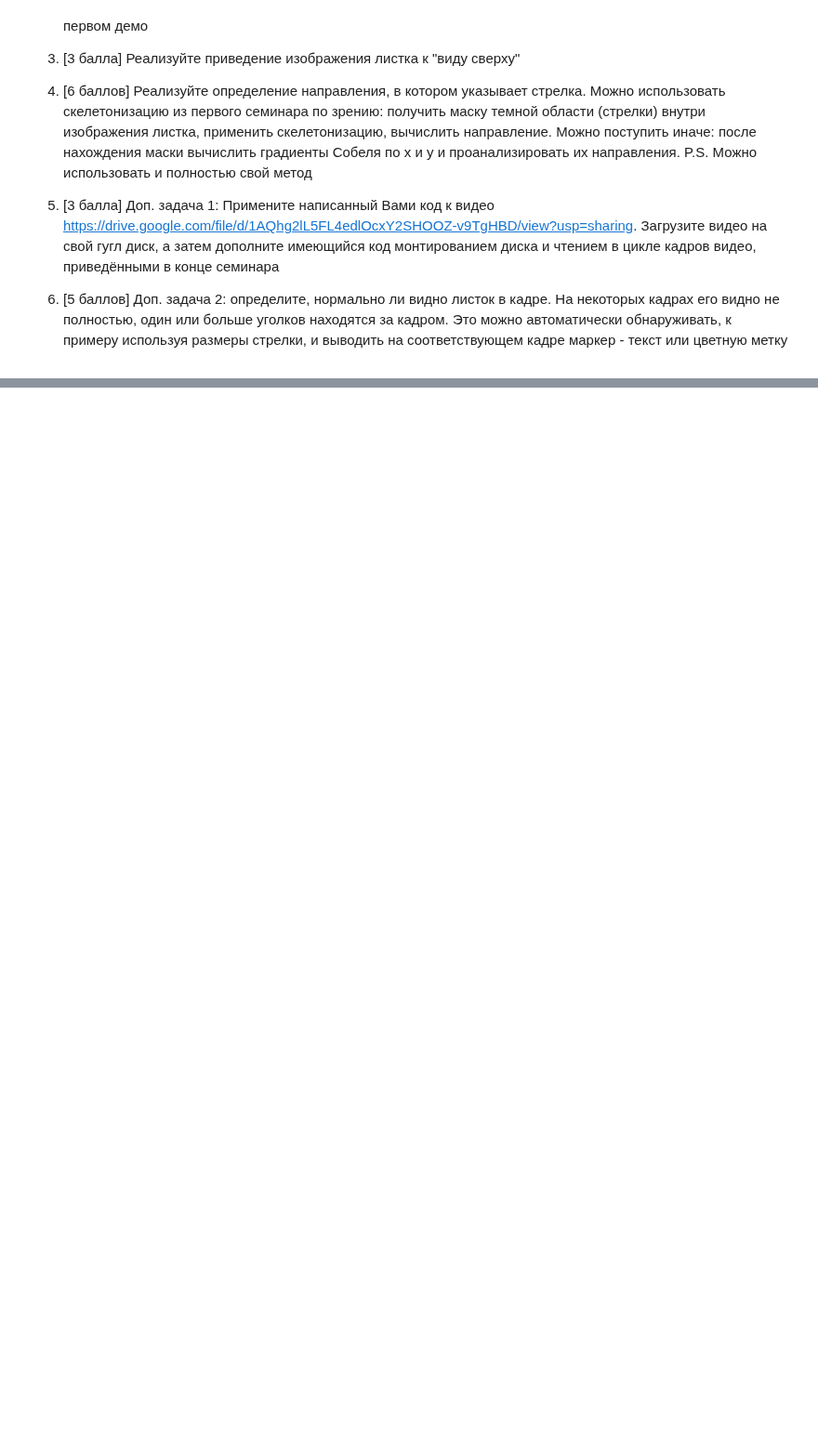
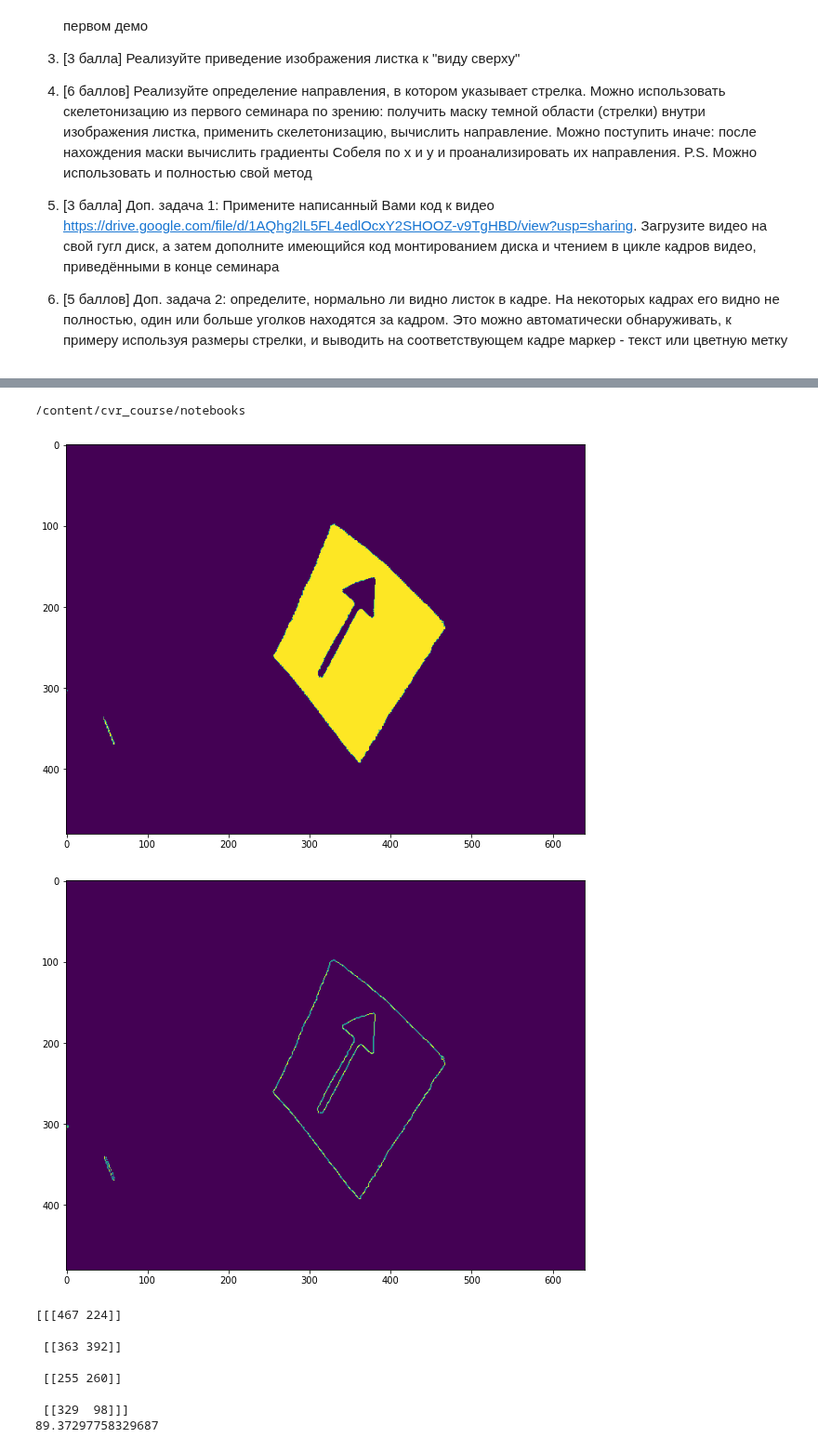
Before and after one commit to StarkitRobots/cvr_course, a Jupyter notebook: notebooks/cv_hw3.ipynb, the cells around one changed output, grey strips where cells are left out. Shown at 93% size. Drawn from its saved outputs; the diff is of its cells as text; code cells hidden in the pictures; blank space fills up the shorter version.

```diff
--- a/notebooks/cv_hw3.ipynb
+++ b/notebooks/cv_hw3.ipynb
@@ -25,12 +19,67 @@ Resolving deltas: 100% (129/129), done.
+# %%
+cd cvr_course/notebooks
+# %% [output]
+/content/cvr_course/notebooks
 # %%
 import glob
 import cv2
-!cd cvr_course/notebooks/
-images = glob.glob('../data/imgs/arrow/*.jpg')
+from matplotlib import pyplot as plt
+%matplotlib inline
+images = glob.glob('../data/imgs/arrow/*.png')
+plt.rcParams["figure.figsize"] = (10,10)
 for fname in images:
-    img = cv2.imread(fname)
-    gray = cv2.cvtColor(img,cv2.COLOR_BGR2GRAY)
-    plt.imshow (img)
-    plt.axis ('off')
-    plt.show ()
-    cv2.waitKey(500)
+  img = cv2.imread(fname,cv2.IMREAD_COLOR)
+  img=cv2.cvtColor(img,cv2.COLOR_BGR2RGB)
+  gray = cv2.cvtColor(img,cv2.COLOR_BGR2GRAY)
+  #print(img.shape)
+  #fig=plt.imshow(img)
+  #plt.show()
+# %%
+from random import randrange
+def find_contour (img, low_th, high_th):
+    mask = cv2.inRange (img, low_th, high_th)
+    plt.imshow(mask)
+    plt.show()
+
+    edges=cv2.Canny(mask,100,700)
+    plt.imshow(edges)
+    plt.show()
+    contours, hierarchy = cv2.findContours (edges, cv2.RETR_EXTERNAL, cv2.CHAIN_APPROX_TC89_L1)
+    max_area=0
+    for contour in contours:
+      area = cv2.contourArea(contour)
+      if area> max_area:
+        max_area=area
+        cnt=contour
+
+
+
+    approx = cv2.convexHull (cnt)
+    epsilon = 0.05 * cv2.arcLength (approx, True)
+    approx = cv2.approxPolyDP (approx, epsilon, True)
+    color = (randrange(255), randrange(255), randrange(255))
+    borders=cv2.drawContours(img, approx, -1, color, 10)
+    plt.imshow(borders)
+    return approx
+
+
+
+def find_distance (img):
+    low_th  = (180, 180, 180)
+    high_th = (255, 255, 255)
+    contour = find_contour (img, low_th, high_th)
+    length = cv2.arcLength (contour, True)
+    distance = 180.0 * 364 / length
+    return distance
+print(find_distance(img))
+# %% [output]
+[figure, added]
+[figure, added]
+[[[467 224]]
+
+ [[363 392]]
+
+ [[255 260]]
+
+ [[329  98]]]
+89.37297758329687
```
Also changed, not shown: parts of 2 cells of this notebook.
